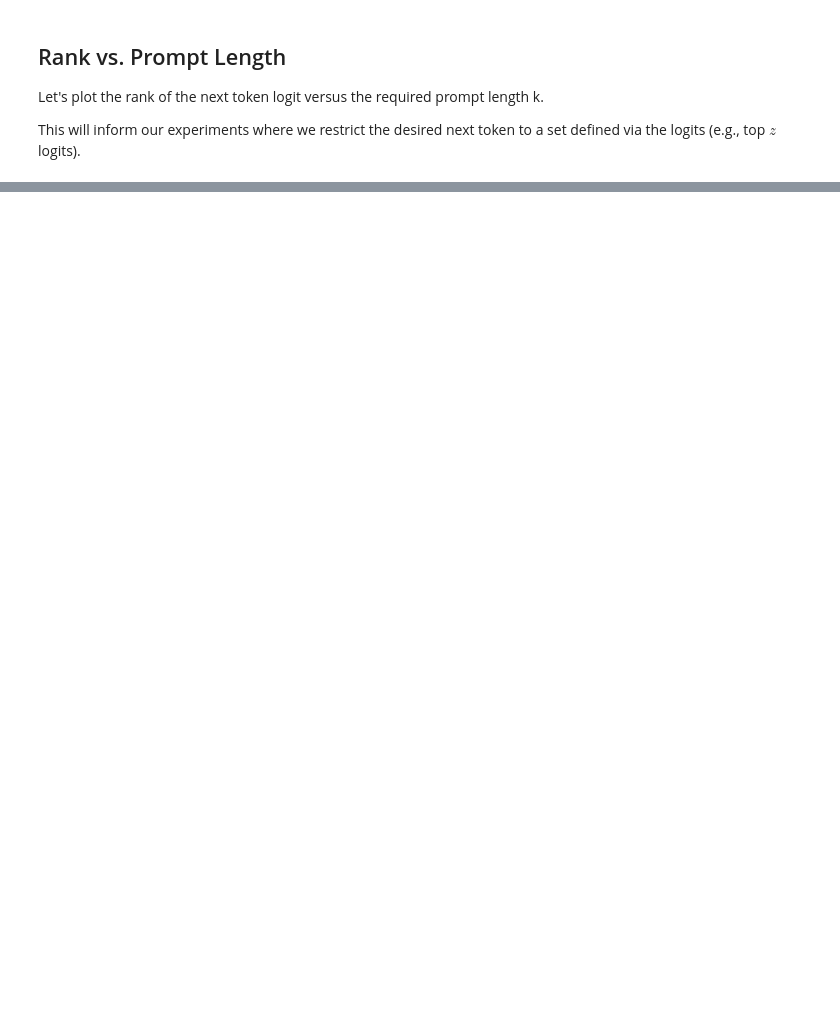
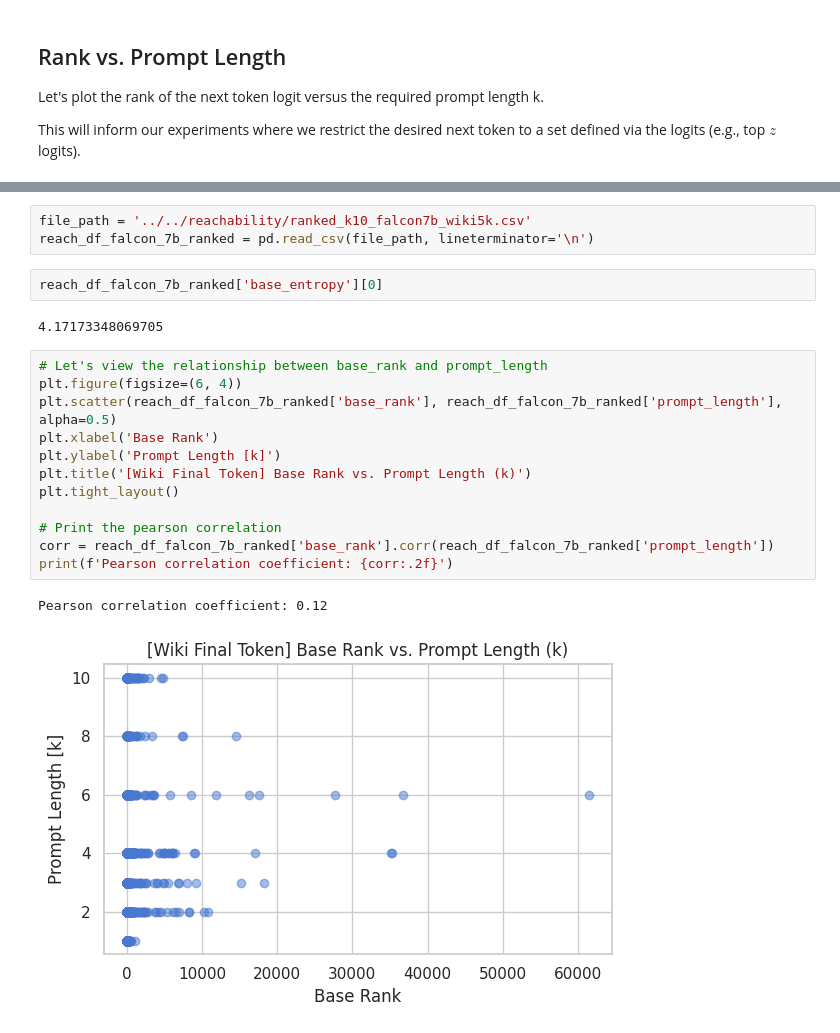
Before and after one commit to amanb2000/Magic_Words, a Jupyter notebook: results/controllability/falcon-7b/Full Controllability Falcon-7b.ipynb, the cells around one changed output, grey strips where cells are left out. Cells and saved outputs as stored; diff of their text form; blank space fills up the shorter version.

```diff
--- a/results/controllability/falcon-7b/Full Controllability Falcon-7b.ipynb
+++ b/results/controllability/falcon-7b/Full Controllability Falcon-7b.ipynb
@@ -258,0 +394,22 @@ model.to('mps')
+# %%
+file_path = '../../reachability/ranked_k10_falcon7b_wiki5k.csv'
+reach_df_falcon_7b_ranked = pd.read_csv(file_path, lineterminator='\n')
+# %%
+reach_df_falcon_7b_ranked['base_entropy'][0]
+# %% [output]
+4.17173348069705
+# %%
+# Let's view the relationship between base_rank and prompt_length
+plt.figure(figsize=(6, 4))
+plt.scatter(reach_df_falcon_7b_ranked['base_rank'], reach_df_falcon_7b_ranked['prompt_length'], alpha=0.5)
+plt.xlabel('Base Rank')
+plt.ylabel('Prompt Length [k]')
+plt.title('[Wiki Final Token] Base Rank vs. Prompt Length (k)')
+plt.tight_layout()
+
+# Print the pearson correlation
+corr = reach_df_falcon_7b_ranked['base_rank'].corr(reach_df_falcon_7b_ranked['prompt_length'])
+print(f'Pearson correlation coefficient: {corr:.2f}')
+# %% [output]
+Pearson correlation coefficient: 0.12
+[figure, added]
```
Also changed, not shown: parts of 17 cells of this notebook, 1 other file.
